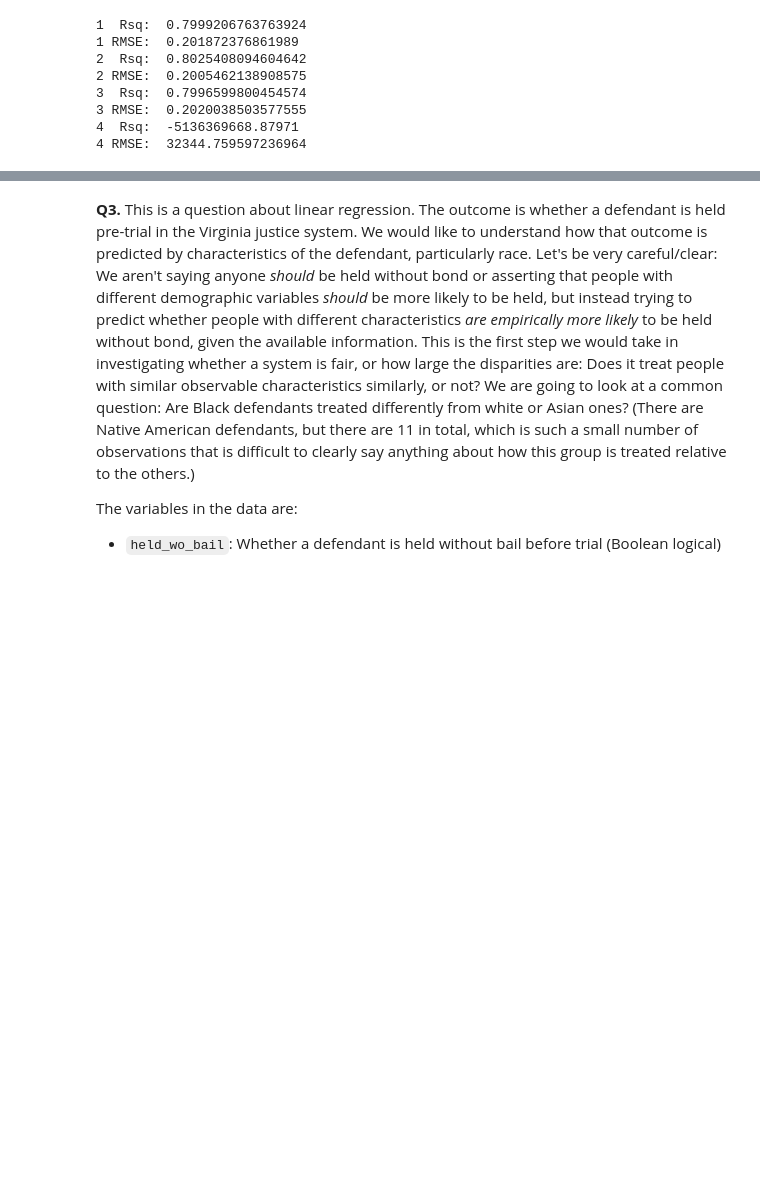
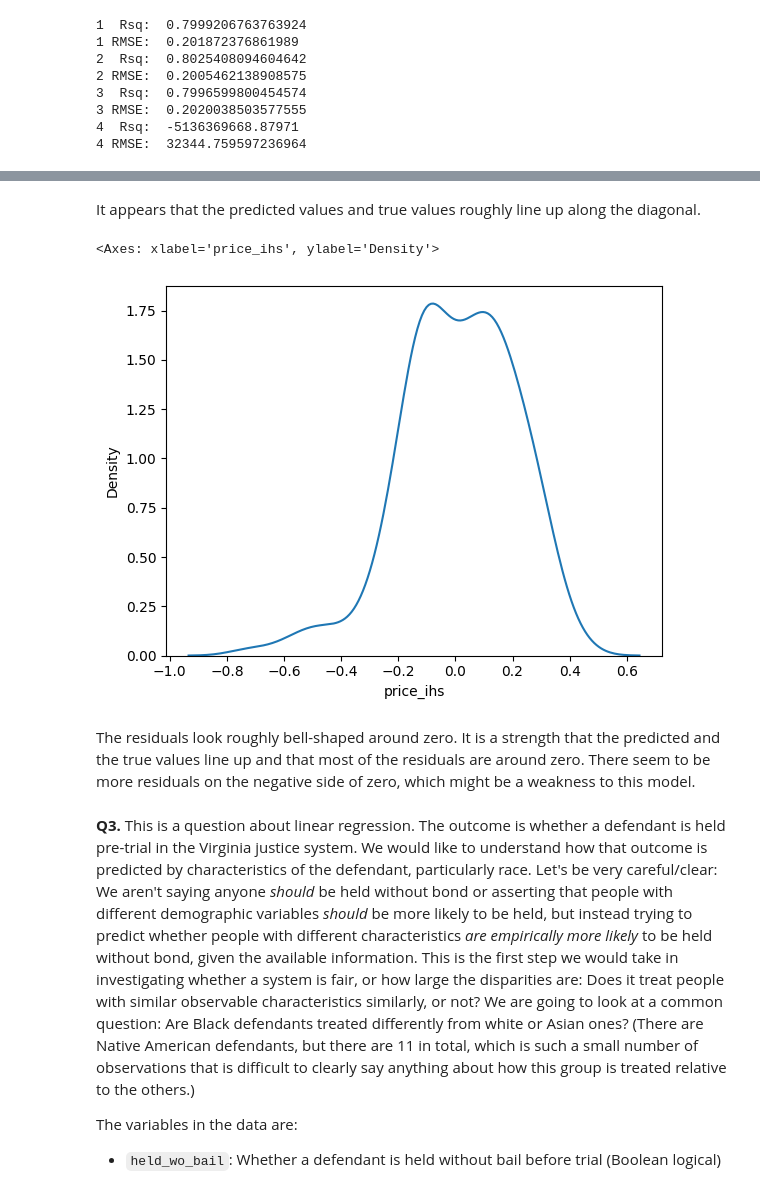
Before and after one commit to ashleyr05/linearRegression, a Jupyter notebook: assignment.ipynb, the cells around one changed output, grey strips where cells are left out. Cells and saved outputs as stored; diff of their text form; code cells hidden in the pictures; blank space fills up the shorter version.

```diff
--- a/assignment.ipynb
+++ b/assignment.ipynb
@@ -411,3 +445,12 @@ As the degree of the expansion increases, $R^2$ increases to a maximum at a degr
+# %% [markdown]
+It appears that the predicted values and true values roughly line up along the diagonal.
+# %%
+sns.kdeplot(residuals)
+# %% [output]
+<Axes: xlabel='price_ihs', ylabel='Density'>
+[figure, added]
+# %% [markdown]
+The residuals look roughly bell-shaped around zero. It is a strength that the predicted and the true values line up and that most of the residuals are around zero. There seem to be more residuals on the negative side of zero, which might be a weakness to this model.
 # %% [markdown]
 **Q3.** This is a question about linear regression. The outcome is whether a defendant is held pre-trial in the Virginia justice system. We would like to understand how that outcome is predicted by characteristics of the defendant, particularly race. Let's be very careful/clear: We aren't saying anyone *should* be held without bond or asserting that people with different demographic variables *should* be more likely to be held, but instead trying to predict whether people with different characteristics *are empirically more likely* to be held without bond, given the available information. This is the first step we would take in investigating whether a system is fair, or how large the disparities are: Does it treat people with similar observable characteristics similarly, or not? We are going to look at a common question: Are Black defendants treated differently from white or Asian ones? (There are Native American defendants, but there are 11 in total, which is such a small number of observations that is difficult to clearly say anything about how this group is treated relative to the others.)
 
```
Also changed, not shown: parts of 3 cells of this notebook.
